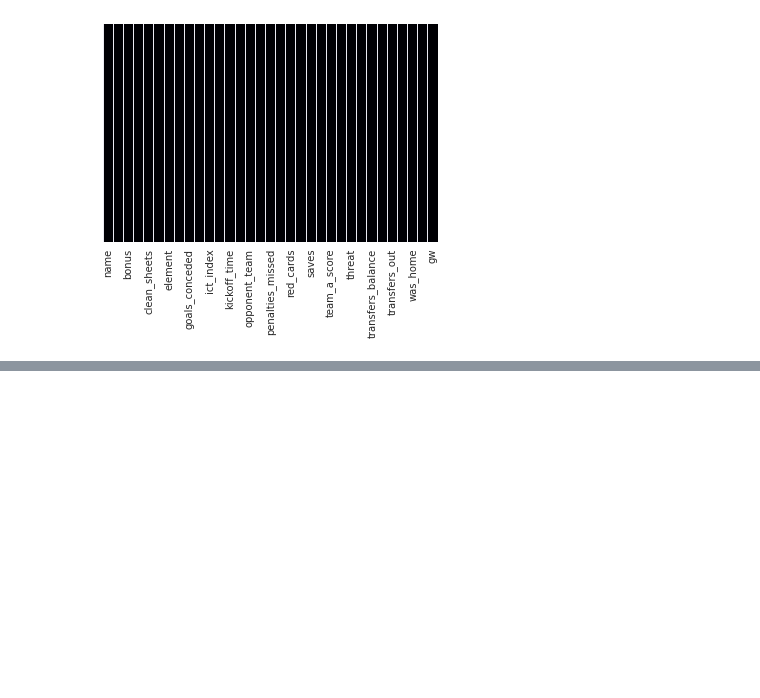
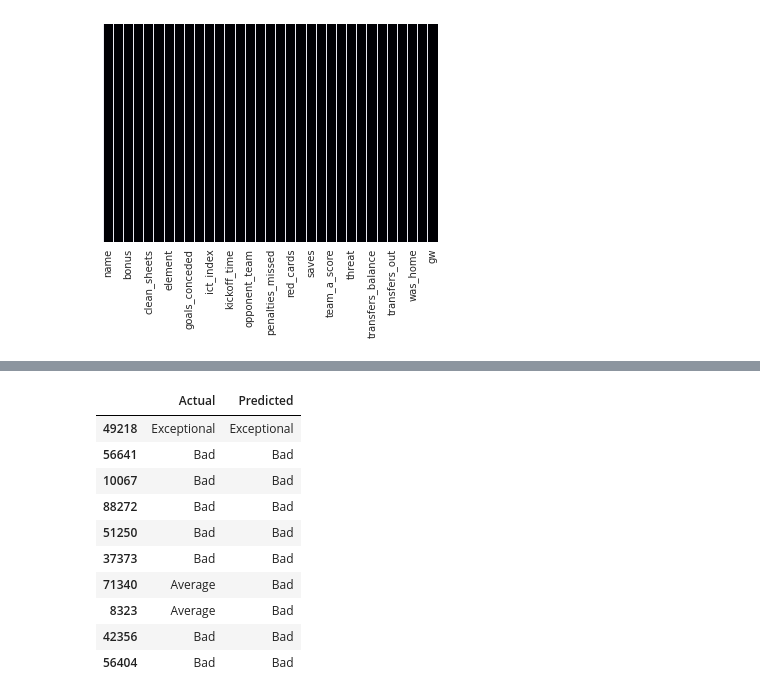
Before and after one commit to raghavbhutra/RedDevils, a Jupyter notebook: RD_Class.ipynb, the cells around one changed output, grey strips where cells are left out. Cells and saved outputs as stored; diff of their text form; code cells hidden in the pictures; blank space fills up the shorter version.

```diff
--- a/RD_Class.ipynb
+++ b/RD_Class.ipynb
@@ -560,11 +559,12 @@ from imblearn.under_sampling import RandomUnderSampler
 from xgboost import XGBClassifier
 from imblearn.ensemble import BalancedBaggingClassifier
 from imblearn.ensemble import BalancedRandomForestClassifier,EasyEnsembleClassifier
+from sklearn.metrics import balanced_accuracy_score
 
 
 
 
-X=gws1.drop(['name','points','total_points','ict_index','bps','goals_scored','assists','bonus','influence','minutes','threat','value','selected','creativity','own_goals','penalties_missed','penalties_saved','red_cards','yellow_cards','saves','selected','yellow_cards','clean_sheets','goals_conceded','home','id','fdr'],axis=1)
+X=gws1.drop(['name','points','total_points','ict_index','bps','goals_scored','assists','bonus','influence','minutes','threat','value','selected','creativity','own_goals','penalties_missed','penalties_saved','red_cards','yellow_cards','saves','selected','yellow_cards','clean_sheets','goals_conceded','home','id','fdr','points'],axis=1)
 y=gws1['points']
 # %%
 #dividing the dataset into testing and training data
@@ -792,2 +850,0 @@ KeyboardInterrupt: ignored
-# %%
-model.fit(X_train, y_train)
@@ -800,0 +851,6 @@ df.head(10)
+# %%
+model1.fit(X_train, y_train)
+# model2.fit(X_train, y_train2)
+# model3.fit(X_train, y_train3)
+# model4.fit(X_train, y_train4)
+# model5.fit(X_train, y_train5)
@@ -801,3 +868,34 @@ df.head(10)
+# %%
+#predicting the values
+predict=model1.predict(X_test)
+# predict2=model2.predict(X_test)
+# predict3=model3.predict(X_test)
+# predict4=model4.predict(X_test)
+# predict5=model5.predict(X_test)
+# %%
+# predict = model.predict(X_test)
+df1=pd.DataFrame({'Actual':y_test,'Predicted':predict})
+df1.head(10)
+# df2=pd.DataFrame({'Actual':y_test,'Predicted':predict2})
+# df2.head(10)
+# df3=pd.DataFrame({'Actual':y_test,'Predicted':predict3})
+# df3.head(10)
+# df4=pd.DataFrame({'Actual':y_test,'Predicted':predict4})
+# df4.head(10)
+# df5=pd.DataFrame({'Actual':y_test,'Predicted':predict5})
+# df5.head(10)
+# %% [output]
+|  | Actual | Predicted |
+| 49218 | Exceptional | Exceptional |
+| 56641 | Bad | Bad |
+| 10067 | Bad | Bad |
+| 88272 | Bad | Bad |
+| 51250 | Bad | Bad |
+| 37373 | Bad | Bad |
+| 71340 | Average | Bad |
+| 8323 | Average | Bad |
+| 42356 | Bad | Bad |
+| 56404 | Bad | Bad |
 # %%
 #Model Evaluation
 from sklearn.metrics import classification_report, confusion_matrix,auc, roc_auc_score
```
Also changed, not shown: parts of 19 cells of this notebook.
